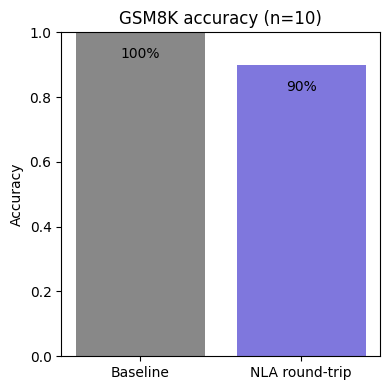
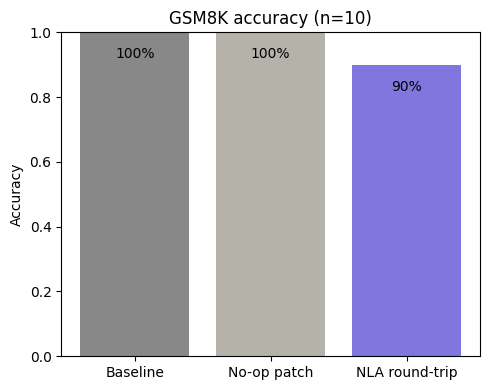
The notebook cell's code change between the first figure and the second:
--- before
+++ after
@@ -1,7 +1,7 @@
-labels = ["Baseline", "NLA round-trip"]
-values = [correct["baseline"]/n, correct["nla_roundtrip"]/n]
+labels = ["Baseline", "No-op patch", "NLA round-trip"]
+values = [correct["baseline"]/n, correct["noop_patch"]/n, correct["nla_roundtrip"]/n]
 
-plt.figure(figsize=(4,4))
-plt.bar(labels, values, color=["#888", "#7F77DD"])
+plt.figure(figsize=(5,4))
+plt.bar(labels, values, color=["#888", "#B4B2A9", "#7F77DD"])
 plt.ylabel("Accuracy")
 plt.ylim(0, 1)
@@ -12,2 +12,13 @@
 plt.savefig("accuracy_comparison.png", dpi=150)
 plt.show()
+
+# --- scatter plot unchanged ---
+plt.figure(figsize=(5,4))
+colors = ["#639922" if c else "#E24B4A" for c in nla_correct_list]
+plt.scatter(cos_list, [1]*len(cos_list), c=colors, s=80, alpha=0.8)
+plt.yticks([])
+plt.xlabel("Cosine similarity (reconstruction vs original)")
+plt.title("Reconstruction quality per example\n(green=correct, red=incorrect)")
+plt.tight_layout()
+plt.savefig("cos_vs_correctness.png", dpi=150)
+plt.show()

Commit: added no-op